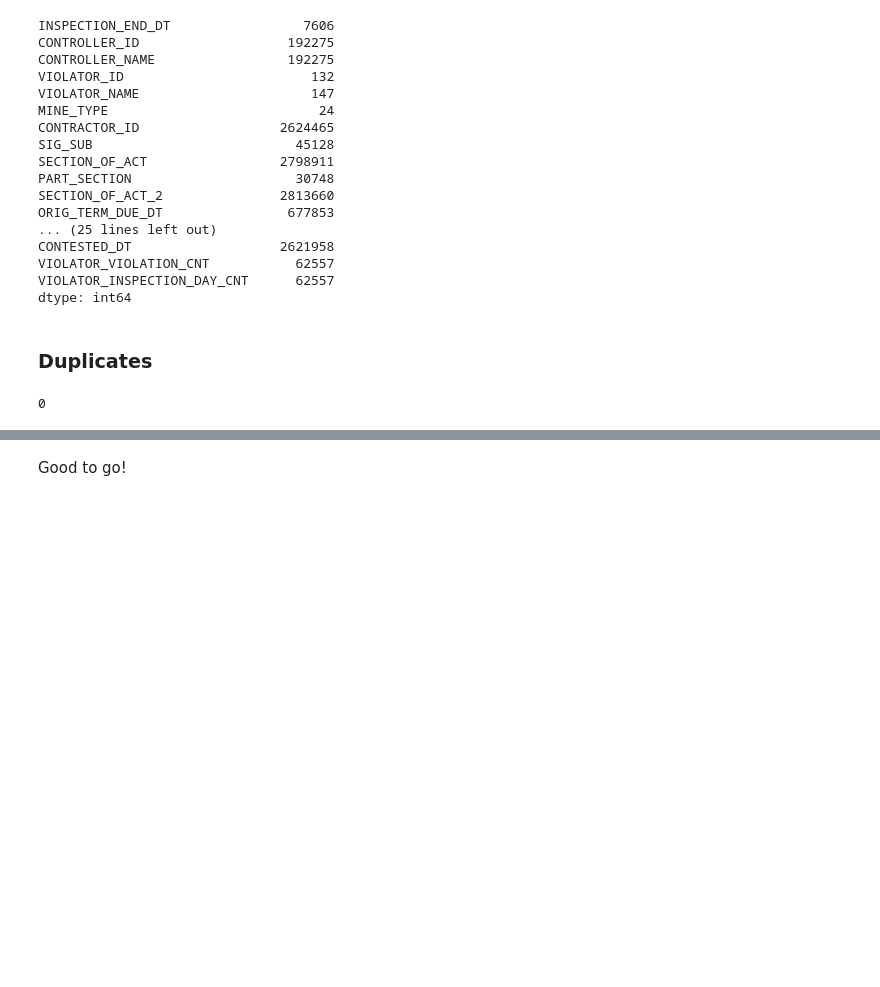
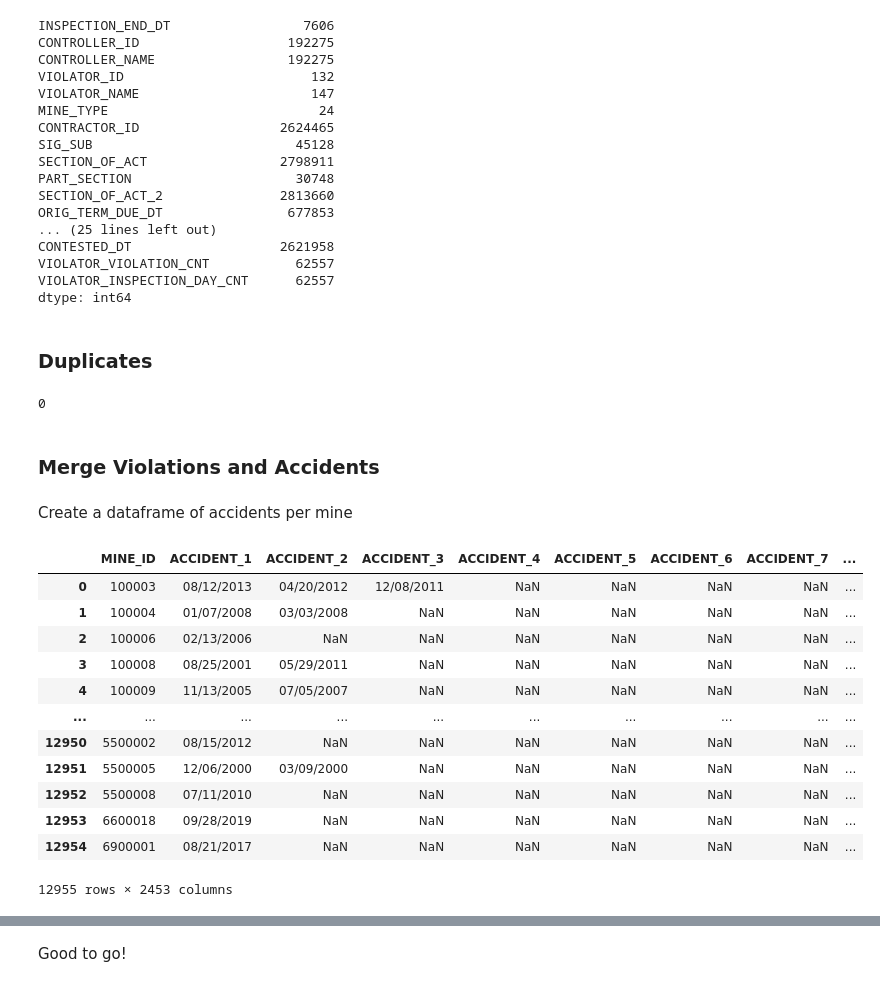
Before and after one commit to hdavis-sandiego/ADS-capstone, a Jupyter notebook: Capstone - Load and EDA.ipynb, the cells around one changed output, grey strips where cells are left out. Saved outputs shown, nothing was run; the diff lists cells and outputs as text; code cells hidden in the pictures; blank space fills up the shorter version.

```diff
--- a/Capstone - Load and EDA.ipynb
+++ b/Capstone - Load and EDA.ipynb
@@ -1530,3 +1811,5 @@ dtype: int64
 violations.duplicated().sum()
 # %% [output]
 0
+# %% [markdown]
+### Merge Violations and Accidents
@@ -1532,0 +1828,2 @@ violations.duplicated().sum()
+# %% [markdown]
+Create a dataframe of accidents per mine
@@ -1532,0 +1844,16 @@ violations.duplicated().sum()
+# %%
+accidents_per_mine
+# %% [output]
+|  | MINE_ID | ACCIDENT_1 | ACCIDENT_2 | ACCIDENT_3 | ACCIDENT_4 | ACCIDENT_5 | ACCIDENT_6 | ACCIDENT_7 | ... |
+| 0 | 100003 | 08/12/2013 | 04/20/2012 | 12/08/2011 | NaN | NaN | NaN | NaN | ... |
+| 1 | 100004 | 01/07/2008 | 03/03/2008 | NaN | NaN | NaN | NaN | NaN | ... |
+| 2 | 100006 | 02/13/2006 | NaN | NaN | NaN | NaN | NaN | NaN | ... |
+| 3 | 100008 | 08/25/2001 | 05/29/2011 | NaN | NaN | NaN | NaN | NaN | ... |
+| 4 | 100009 | 11/13/2005 | 07/05/2007 | NaN | NaN | NaN | NaN | NaN | ... |
+| ... | ... | ... | ... | ... | ... | ... | ... | ... | ... |
+| 12950 | 5500002 | 08/15/2012 | NaN | NaN | NaN | NaN | NaN | NaN | ... |
+| 12951 | 5500005 | 12/06/2000 | 03/09/2000 | NaN | NaN | NaN | NaN | NaN | ... |
+| 12952 | 5500008 | 07/11/2010 | NaN | NaN | NaN | NaN | NaN | NaN | ... |
+| 12953 | 6600018 | 09/28/2019 | NaN | NaN | NaN | NaN | NaN | NaN | ... |
+| 12954 | 6900001 | 08/21/2017 | NaN | NaN | NaN | NaN | NaN | NaN | ... |
+12955 rows × 2453 columns
```
Also changed, not shown: parts of 22 cells of this notebook.
